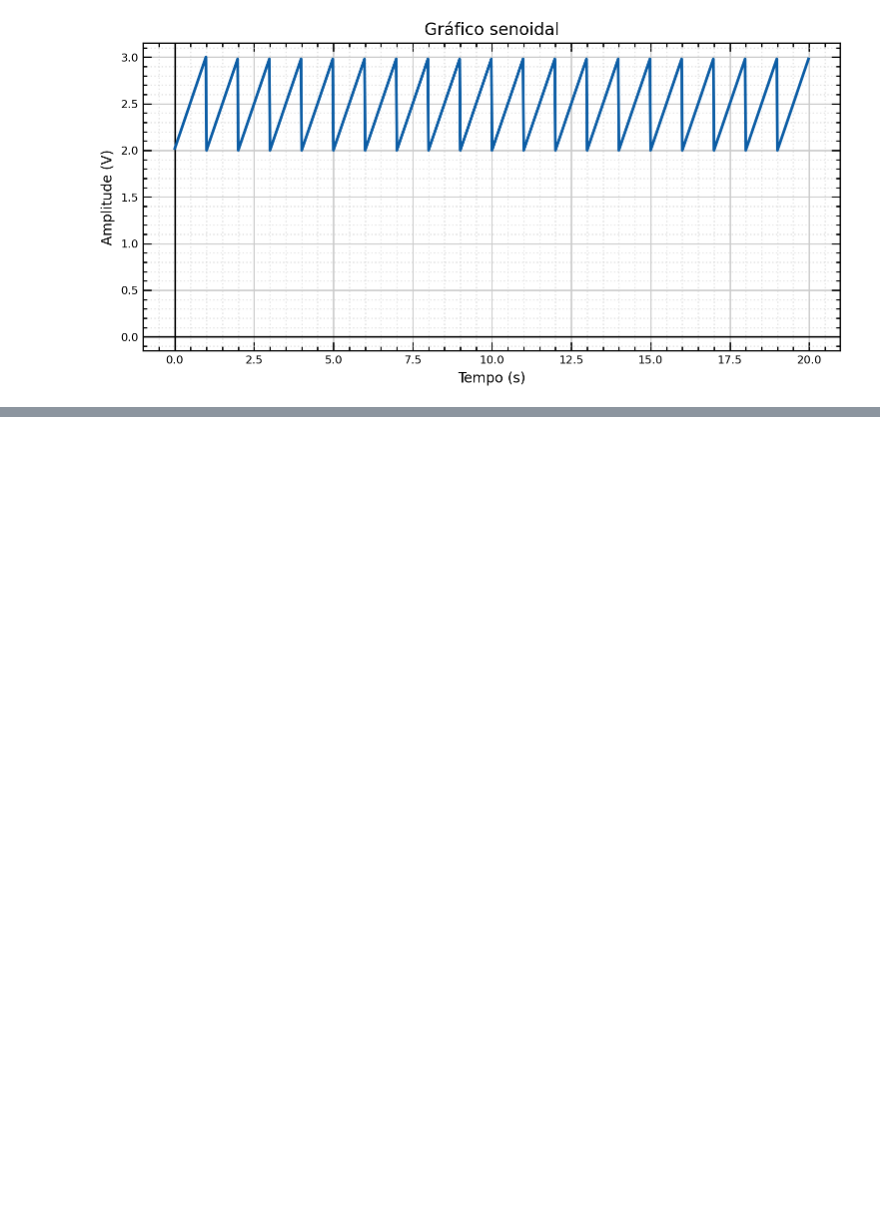
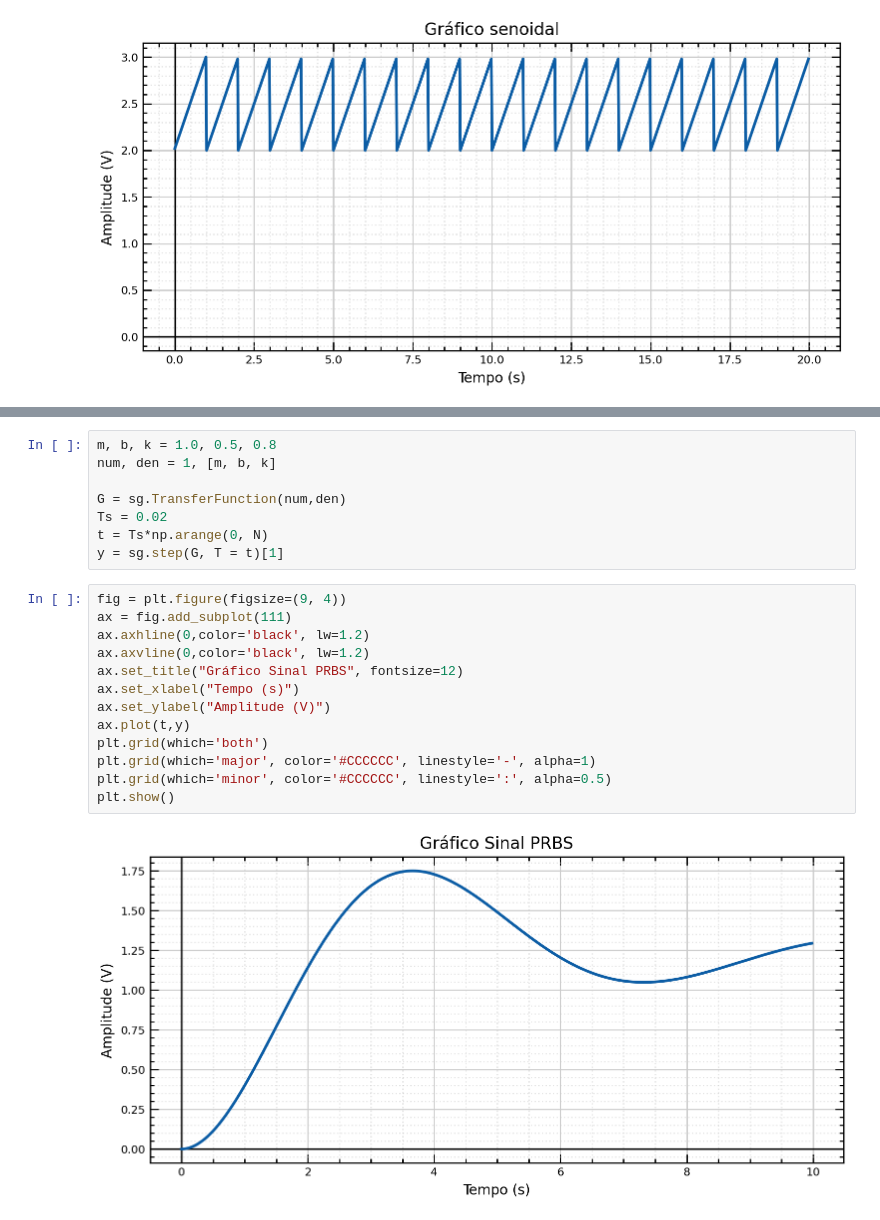
Before and after one commit to Oseiasdfarias/Projeto_Tcc_Oseias_Oficial, a Jupyter notebook: Identificacao_de_Sistemas/gerador_sinais/sinais.ipynb, the cells around one changed output, grey strips where cells are left out. Drawn from its saved outputs; the diff is of its cells as text; blank space fills up the shorter version.

```diff
--- a/Identificacao_de_Sistemas/gerador_sinais/sinais.ipynb
+++ b/Identificacao_de_Sistemas/gerador_sinais/sinais.ipynb
@@ -174,0 +234,23 @@ Frequência de Amostragem: 50.0
+# %%
+m, b, k = 1.0, 0.5, 0.8
+num, den = 1, [m, b, k]
+
+G = sg.TransferFunction(num,den)
+Ts = 0.02
+t = Ts*np.arange(0, N)
+y = sg.step(G, T = t)[1]
+# %%
+fig = plt.figure(figsize=(9, 4))
+ax = fig.add_subplot(111)
+ax.axhline(0,color='black', lw=1.2)
+ax.axvline(0,color='black', lw=1.2)
+ax.set_title("Gráfico Sinal PRBS", fontsize=12)
+ax.set_xlabel("Tempo (s)")
+ax.set_ylabel("Amplitude (V)")
+ax.plot(t,y)
+plt.grid(which='both')
+plt.grid(which='major', color='#CCCCCC', linestyle='-', alpha=1)
+plt.grid(which='minor', color='#CCCCCC', linestyle=':', alpha=0.5)
+plt.show()
+# %% [output]
+[figure, added]
```
Also changed, not shown: parts of 12 cells of this notebook.
